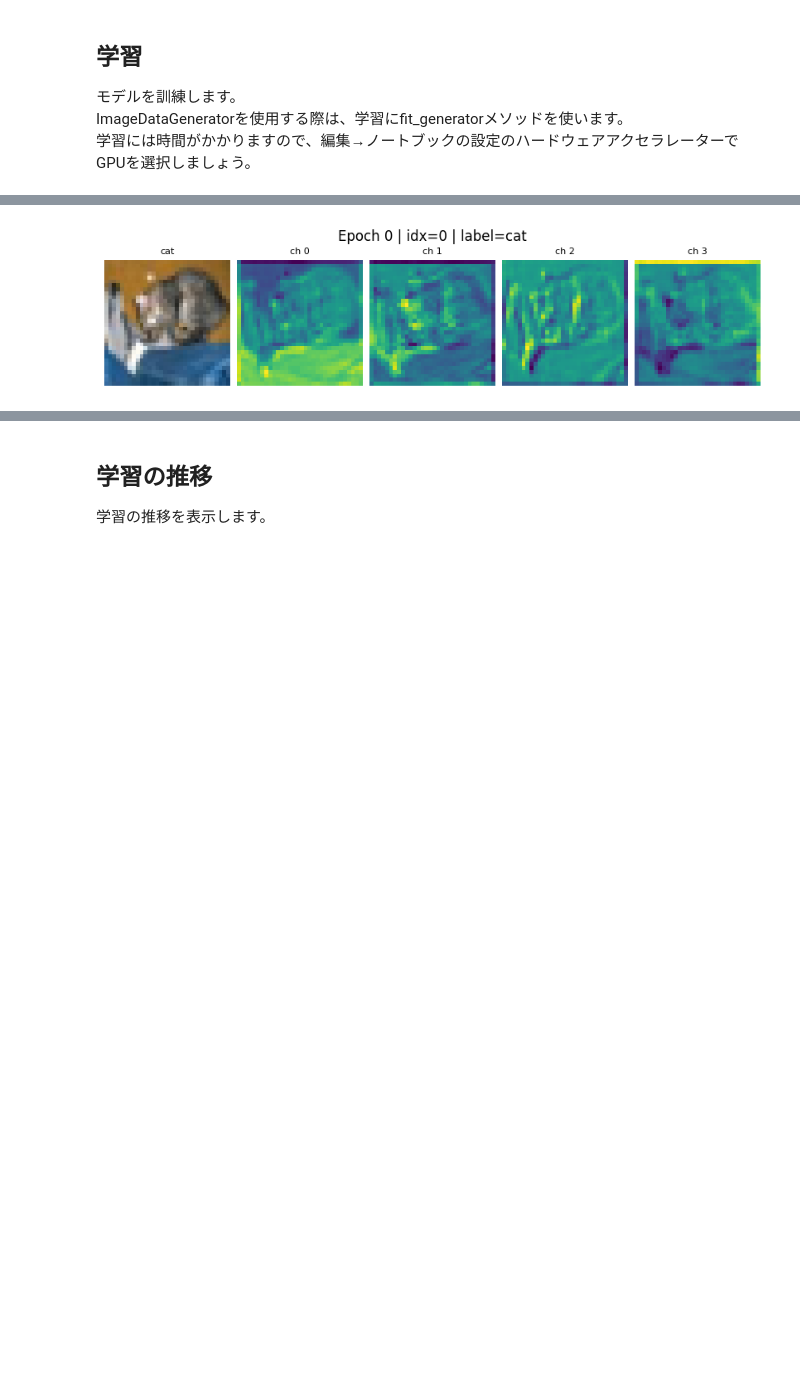
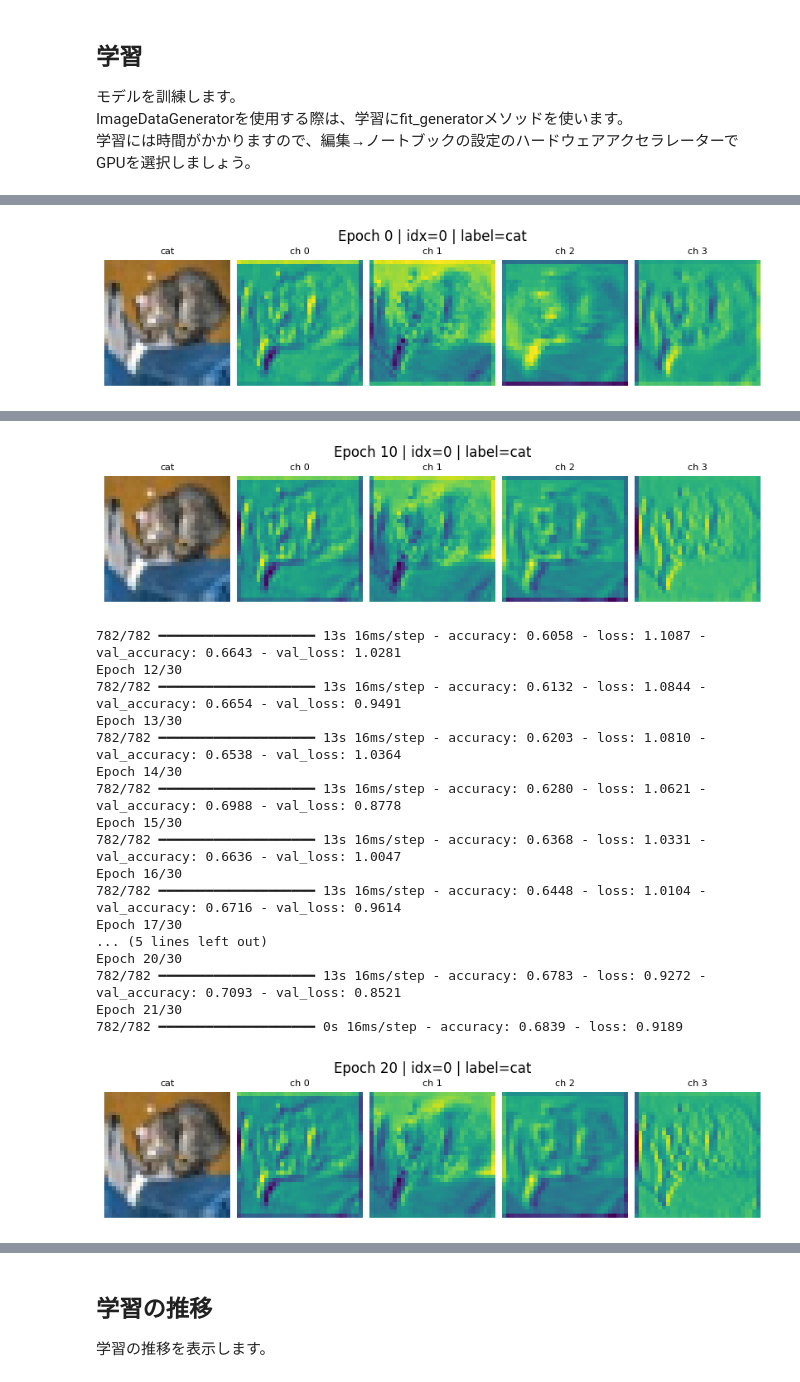
Before and after one commit to OlyKoek/MyStudy-AI-app, a Jupyter notebook: Section13/make_model.ipynb, the cells around one changed output, grey strips where cells are left out. Drawn from its saved outputs; the diff is of its cells as text; code cells hidden in the pictures; blank space fills up the shorter version.

Commit message:
update: change padding valid to same

```diff
--- a/Section13/make_model.ipynb
+++ b/Section13/make_model.ipynb
@@ -95,7 +95,7 @@ print("t_train onehot range", float(t_train_onehot.min()), "->", float(t_train_o
 plt.figure(figsize=(10,2))
 for i in range(10):
     plt.subplot(1,10,i+1)
-    plt.imshow(x_test_norm[i])
+    plt.imshow(x_test[i])
     plt.axis("off")
     cls_id = int(t_test_onehot[i].argmax())
     plt.title(classes[cls_id], fontsize=8)
@@ -127,7 +127,7 @@ model = Sequential([
     # (3,3)ピクセル単位で周辺情報を抽出
     # same:出力のサイズを入力と同じに保つ
     Conv2D(32, (3, 3), padding="same"), BatchNormalization(), Activation("relu"),
-    Conv2D(32, (3, 3)), BatchNormalization(), Activation("relu"),
+    Conv2D(32, (3, 3), padding="same"), BatchNormalization(), Activation("relu"),
 
     # Poolic層
     # 特徴を圧縮して、重要情報だけを抽出する
@@ -135,7 +135,7 @@ model = Sequential([
     MaxPooling2D(pool_size=(2, 2)),
 
     Conv2D(64, (3, 3), padding="same"), BatchNormalization(), Activation("relu"),
-    Conv2D(64, (3, 3)), BatchNormalization(), Activation("relu"),
+    Conv2D(64, (3, 3), padding="same"), BatchNormalization(), Activation("relu"),
     MaxPooling2D(pool_size=(2, 2)),
 
     Flatten(),
@@ -183,7 +183,7 @@ def show_feature_maps(epoch, logs):
         fig, axes = plt.subplots(1, n_show+1, figsize=(8, 2), constrained_layout=True)
 
         # 比較用に元画像を一番左に追加
-        axes[0].imshow(x_test_norm[0])
+        axes[0].imshow(x_test[0])
         axes[0].axis('off')
         axes[0].set_title(f"{classes[label_id]}", fontsize=8)
 
@@ -201,7 +201,7 @@ ImageDataGeneratorを使用する際は、学習にfit_generatorメソッドを
 学習には時間がかかりますので、編集→ノートブックの設定のハードウェアアクセラレーターでGPUを選択しましょう。
 # %%
 # HP
-batch_size = 32
+batch_size = 64
 epochs = 30
 
 # === 学習の可視化設定 ===
@@ -229 +229 @@ Epoch 1/30
-[figure, old version]
+[figure, new version]
@@ -246,0 +247,19 @@ Epoch 11/30
+[figure, added]
+782/782 ━━━━━━━━━━━━━━━━━━━━ 13s 16ms/step - accuracy: 0.6058 - loss: 1.1087 - val_accuracy: 0.6643 - val_loss: 1.0281
+Epoch 12/30
+782/782 ━━━━━━━━━━━━━━━━━━━━ 13s 16ms/step - accuracy: 0.6132 - loss: 1.0844 - val_accuracy: 0.6654 - val_loss: 0.9491
+Epoch 13/30
+782/782 ━━━━━━━━━━━━━━━━━━━━ 13s 16ms/step - accuracy: 0.6203 - loss: 1.0810 - val_accuracy: 0.6538 - val_loss: 1.0364
+Epoch 14/30
+782/782 ━━━━━━━━━━━━━━━━━━━━ 13s 16ms/step - accuracy: 0.6280 - loss: 1.0621 - val_accuracy: 0.6988 - val_loss: 0.8778
+Epoch 15/30
+782/782 ━━━━━━━━━━━━━━━━━━━━ 13s 16ms/step - accuracy: 0.6368 - loss: 1.0331 - val_accuracy: 0.6636 - val_loss: 1.0047
+Epoch 16/30
+782/782 ━━━━━━━━━━━━━━━━━━━━ 13s 16ms/step - accuracy: 0.6448 - loss: 1.0104 - val_accuracy: 0.6716 - val_loss: 0.9614
+Epoch 17/30
+... (5 lines left out)
+Epoch 20/30
+782/782 ━━━━━━━━━━━━━━━━━━━━ 13s 16ms/step - accuracy: 0.6783 - loss: 0.9272 - val_accuracy: 0.7093 - val_loss: 0.8521
+Epoch 21/30
+782/782 ━━━━━━━━━━━━━━━━━━━━ 0s 16ms/step - accuracy: 0.6839 - loss: 0.9189
+[figure, added]
```
Also changed, not shown: parts of 4 cells of this notebook.
